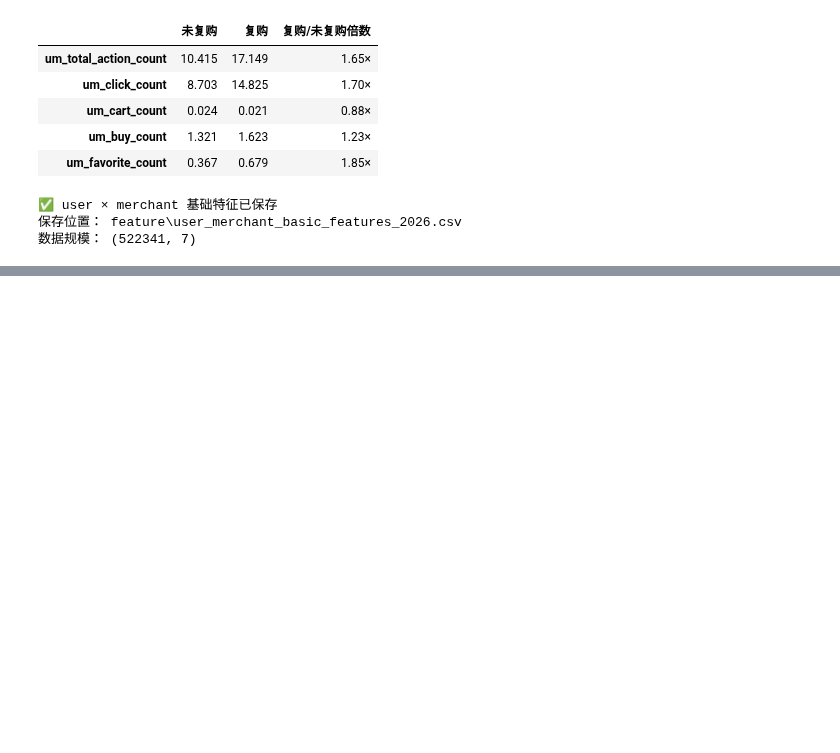
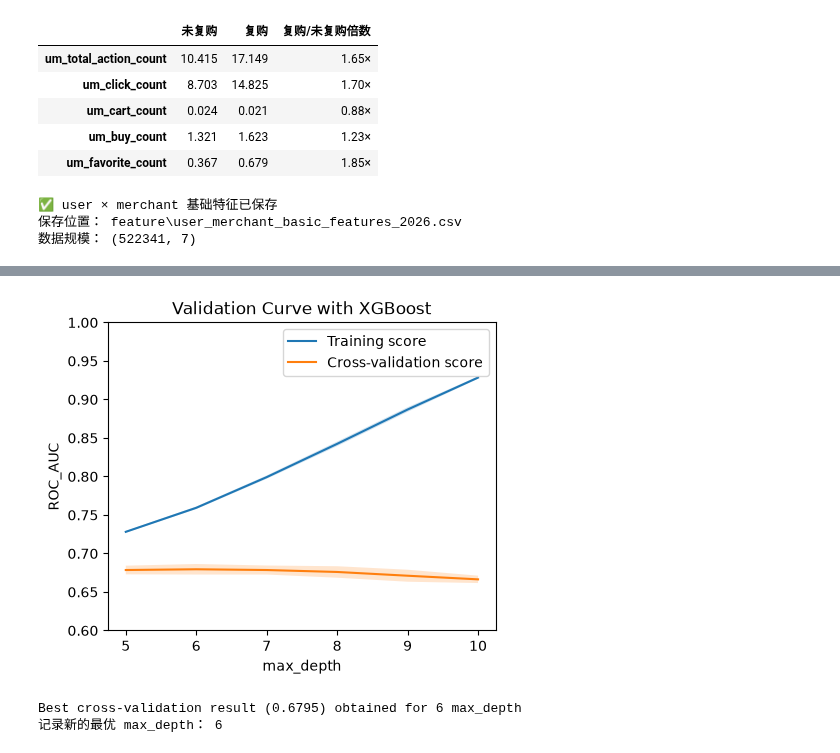
Before and after one commit to fsdds83-byte/tmall-repurchase-prediction, a Jupyter notebook: TMALL_Repurchase_2026.ipynb, the cells around one changed output, grey strips where cells are left out. Drawn from its saved outputs; the diff is of its cells as text; code cells hidden in the pictures; blank space fills up the shorter version.

```diff
--- a/TMALL_Repurchase_2026.ipynb
+++ b/TMALL_Repurchase_2026.ipynb
@@ -8810,0 +9911,71 @@ plt.show()
+# %%
+# ============================================================
+# 162. XGBoost - max_depth Validation Curve
+# ============================================================
+
+import matplotlib.pyplot as plt
+
+train_scores_mean = np.mean(train_scores, axis=1)
+train_scores_std = np.std(train_scores, axis=1)
+
+test_scores_mean = np.mean(test_scores, axis=1)
+test_scores_std = np.std(test_scores, axis=1)
+
+plt.figure(figsize=(5, 4))
+
+plt.plot(
+    max_depth_range,
+    train_scores_mean,
+    label="Training score"
+)
+
+plt.plot(
+    max_depth_range,
+    test_scores_mean,
+    label="Cross-validation score"
+)
+
+plt.fill_between(
+    max_depth_range,
+    train_scores_mean - train_scores_std,
+    train_scores_mean + train_scores_std,
+    alpha=0.2
+)
+
+plt.fill_between(
+    max_depth_range,
+    test_scores_mean - test_scores_std,
+    test_scores_mean + test_scores_std,
+    alpha=0.2
+)
+
+plt.xlabel("max_depth")
+plt.ylabel("ROC_AUC")
+plt.title("Validation Curve with XGBoost")
+plt.ylim(0.6, 1.0)
+plt.legend()
+plt.show()
+
+i = np.argmax(test_scores_mean)
+
+best_xgb_max_depth = int(
+    max_depth_range[i]
+)
+
+print(
+    "Best cross-validation result "
+    "({0:.4f}) obtained for {1} max_depth"
+    .format(
+        test_scores_mean[i],
+        best_xgb_max_depth
+    )
+)
+
+print(
+    "记录新的最优 max_depth：",
+    best_xgb_max_depth
+)
+# %% [output]
+[figure, added]
+Best cross-validation result (0.6795) obtained for 6 max_depth
+记录新的最优 max_depth： 6
```
Also changed, not shown: parts of 230 cells of this notebook.
